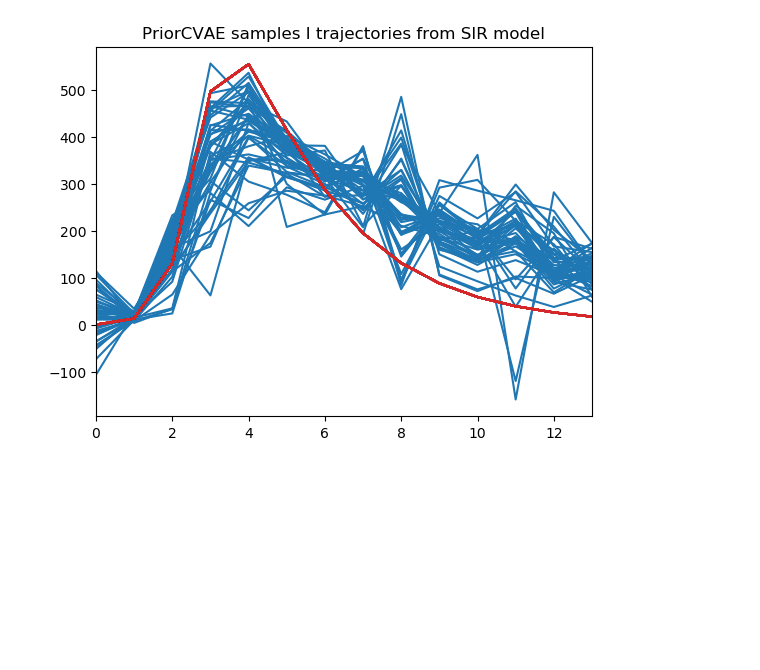
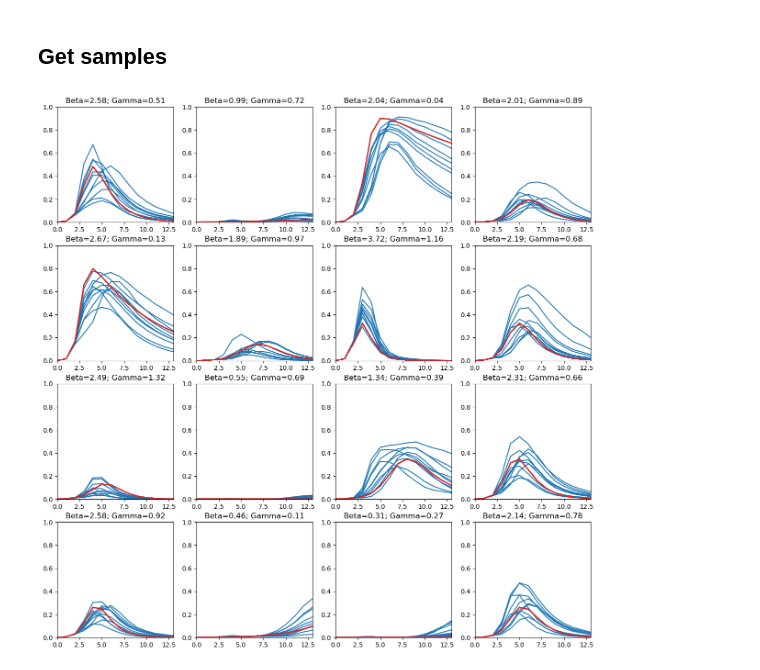
Before and after one commit to elizavetasemenova/PriorCVAE_JAX, a Jupyter notebook: experiments/SIR/notebook/decoder_viz.ipynb, the cells around one changed output. Saved outputs shown, nothing was run; the diff lists cells and outputs as text; code cells hidden in the pictures; blank space fills up the shorter version.

```diff
--- a/experiments/SIR/notebook/decoder_viz.ipynb
+++ b/experiments/SIR/notebook/decoder_viz.ipynb
@@ -15,6 +16,9 @@ from priorCVAE.utility import load_model_params, generate_decoder_samples
 import jax.config as config
 config.update("jax_enable_x64", True)
 # %%
-output_dir = "../../outputs/8w0w44k6"
-n = 5000
-n_samples_plot = 50
+output_dir = "../outputs/01-09-49/"
+n = 10
+n_plots = 16
+
+z_init = jnp.array([762, 1.0, 0.0])
+num_days = 14
@@ -33,13 +39,45 @@ trained_decoder_params = load_model_params(os.path.join(output_dir, "model"))["d
 output_dim = trained_decoder_params["dec_out"]["bias"].shape[0]
 hidden_dim = trained_decoder_params["dec_hidden_0"]["bias"].shape[0]
 decoder = MLPDecoder(hidden_dim=hidden_dim, out_dim=output_dim, activations=dec_activation_fn)
+# %% [markdown]
+## Get samples
 # %%
-z_init = jnp.array([762, 1.0, 0.0])
-num_days = 14
-beta = 2.8
-gamma = 0.4
-sir_dataset = SIRDataset(z_init, num_days, beta, gamma)
-_, true_samples, _ = sir_dataset.simulatedata(n_samples=1000)
+sir_dataset = SIRDataset(z_init, num_days)
 # %%
-c = jnp.repeat(jnp.array([beta, gamma])[None, ...], n, axis=0)
-key = jax.random.PRNGKey(random.randint(0, 9999))
+fig, axs = plt.subplots(4, 4, figsize=(15, 15))
+
+for i in range(n_plots):
+
+    row = int(i/4)
+    col = int(i%4)
+
+    key1, key2 = jax.random.split(jax.random.PRNGKey(random.randint(0, 9999)), 2)
+
+    beta = npdist.TruncatedNormal(loc=2, scale=1, low=0.).sample(key=key1)
+    gamma = npdist.TruncatedNormal(loc=0.4, scale=0.5, low=0.).sample(key=key2)
+
+    c = jnp.repeat(jnp.array([beta, gamma])[None, ...], n, axis=0)
+    key = jax.random.PRNGKey(random.randint(0, 9999))
+
+    sir_dataset.beta = beta
+    sir_dataset.gamma = gamma
+    _, true_samples, _ = sir_dataset.simulatedata(n_samples=n)
+    vae_samples = generate_decoder_samples(key, decoder_params=trained_decoder_params, decoder=decoder,
+                                               c=c, num_samples=n, latent_dim=latent_dim)
+    vae_samples = nn.sigmoid(vae_samples)  #Last layer activation
+
+    for v in vae_samples:
+        axs[row][col].plot(v, c="tab:blue")
+
+    for s in true_samples:
+        axs[row][col].plot(s, c="tab:red")
+
+    beta_viz = round(beta.item(), 2)
+    gamma_viz = round(gamma.item(), 2)
+    axs[row][col].set_title(f"Beta={beta_viz}; Gamma={gamma_viz}")
+    axs[row][col].set_xlim([0, 13])
+    axs[row][col].set_ylim([0, 1])
+
+plt.show()
+# %% [output]
+[figure, added]
@@ -54,12 +83,0 @@ true_samples = true_samples * 1000
-# %%
-for v in vae_samples[:n_samples_plot]:
-    plt.plot(v, c="tab:blue")
-
-for s in true_samples[:n_samples_plot]:
-    plt.plot(s, c="tab:red")
-
-plt.title("PriorCVAE samples I trajectories from SIR model")
-plt.xlim([0, 13])
-plt.show()
-# %% [output]
-[figure, removed]
```
Also changed, not shown: parts of 4 cells of this notebook, 3 other files.
